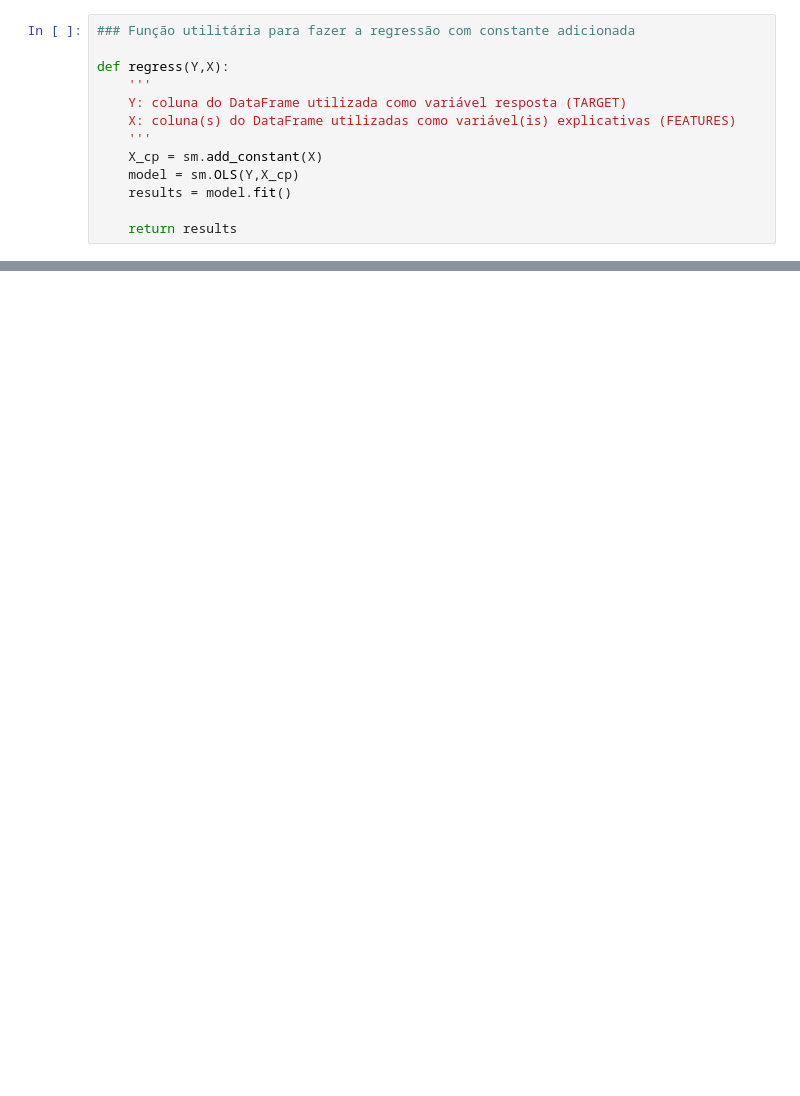
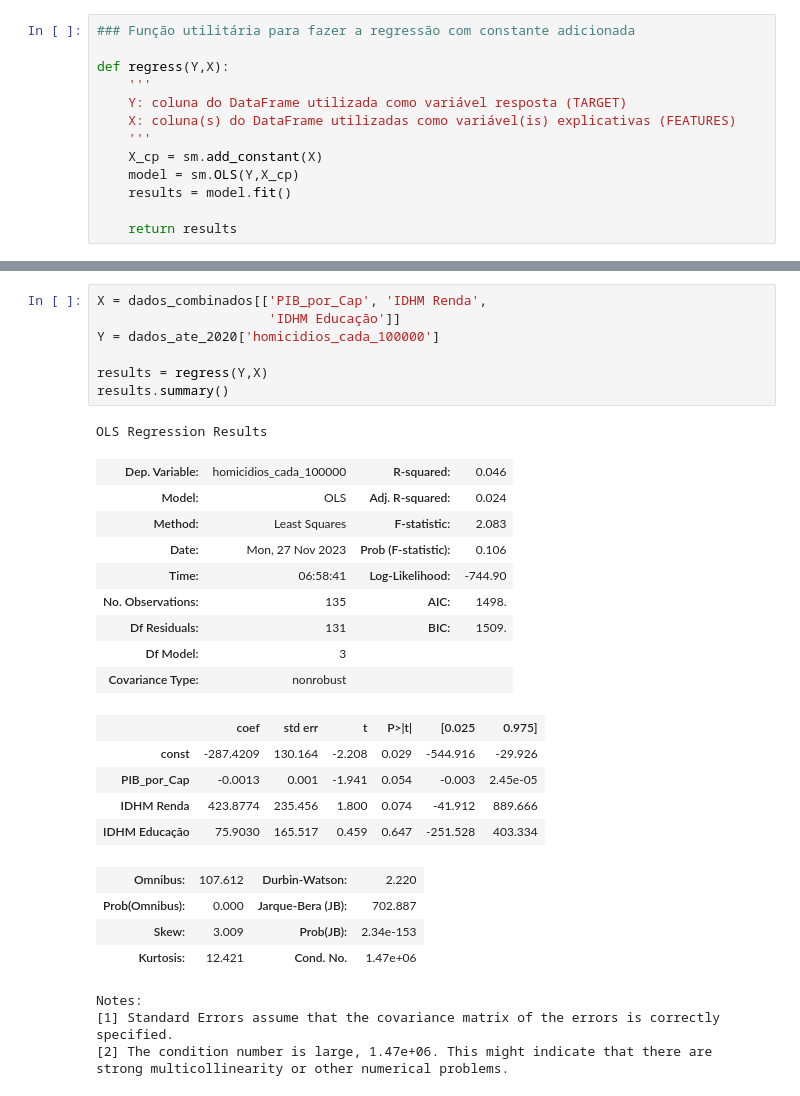
Before and after one commit to Iamiran1/Projeto-2---Ci-ncia-de-Dados, a Jupyter notebook: P2.ipynb, the cells around one changed output, grey strips where cells are left out. Drawn from its saved outputs; the diff is of its cells as text; blank space fills up the shorter version.

```diff
--- a/P2.ipynb
+++ b/P2.ipynb
@@ -404,0 +457,31 @@ strong multicollinearity or other numerical problems.
+# %%
+X = dados_combinados[['PIB_por_Cap', 'IDHM Renda',
+                      'IDHM Educação']]
+Y = dados_ate_2020['homicidios_cada_100000']
+
+results = regress(Y,X)
+results.summary()
+# %% [output]
+OLS Regression Results
+| Dep. Variable: | homicidios_cada_100000 | R-squared: | 0.046 |
+| Model: | OLS | Adj. R-squared: | 0.024 |
+| Method: | Least Squares | F-statistic: | 2.083 |
+| Date: | Mon, 27 Nov 2023 | Prob (F-statistic): | 0.106 |
+| Time: | 06:58:41 | Log-Likelihood: | -744.90 |
+| No. Observations: | 135 | AIC: | 1498. |
+| Df Residuals: | 131 | BIC: | 1509. |
+| Df Model: | 3 |  |  |
+| Covariance Type: | nonrobust |  |  |
+|  | coef | std err | t | P>|t| | [0.025 | 0.975] |
+| const | -287.4209 | 130.164 | -2.208 | 0.029 | -544.916 | -29.926 |
+| PIB_por_Cap | -0.0013 | 0.001 | -1.941 | 0.054 | -0.003 | 2.45e-05 |
+| IDHM Renda | 423.8774 | 235.456 | 1.800 | 0.074 | -41.912 | 889.666 |
+| IDHM Educação | 75.9030 | 165.517 | 0.459 | 0.647 | -251.528 | 403.334 |
+| Omnibus: | 107.612 | Durbin-Watson: | 2.220 |
+| Prob(Omnibus): | 0.000 | Jarque-Bera (JB): | 702.887 |
+| Skew: | 3.009 | Prob(JB): | 2.34e-153 |
+| Kurtosis: | 12.421 | Cond. No. | 1.47e+06 |
+Notes:
+[1] Standard Errors assume that the covariance matrix of the errors is correctly specified.
+[2] The condition number is large, 1.47e+06. This might indicate that there are
+strong multicollinearity or other numerical problems.
```
Also changed, not shown: parts of 22 cells of this notebook, 1 other file.
